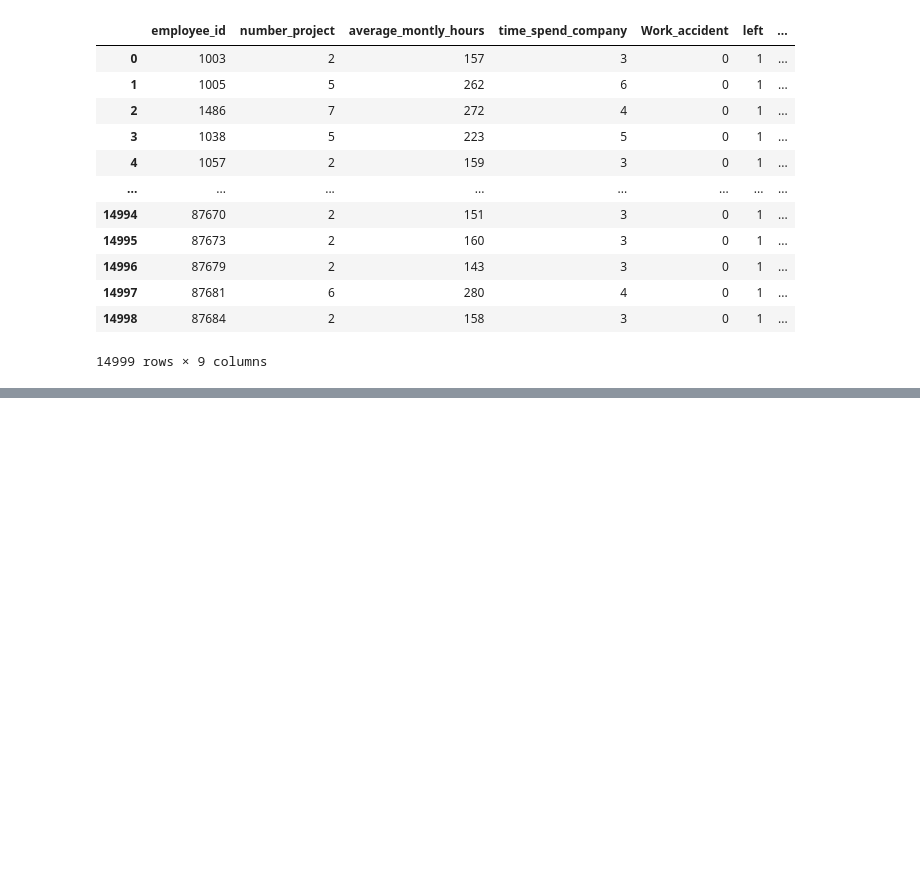
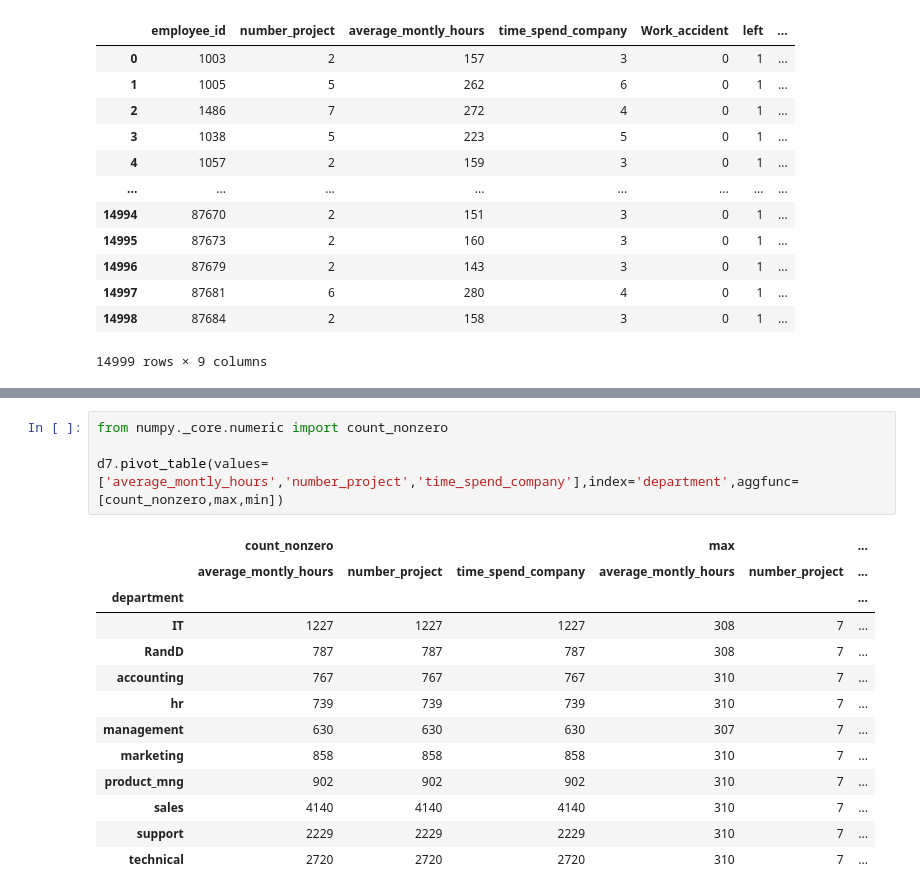
Before and after one commit to Yaminikanta/Python_Libraries, a Jupyter notebook: 02-Pandas/class_pandas.ipynb, the cells around one changed output, grey strips where cells are left out. Saved outputs shown, nothing was run; the diff lists cells and outputs as text; blank space fills up the shorter version.

```diff
--- a/02-Pandas/class_pandas.ipynb
+++ b/02-Pandas/class_pandas.ipynb
@@ -1426,0 +1474,18 @@ d7
+# %%
+from numpy._core.numeric import count_nonzero
+
+d7.pivot_table(values=['average_montly_hours','number_project','time_spend_company'],index='department',aggfunc=[count_nonzero,max,min])
+# %% [output]
+|  | count_nonzero |  |  | max |  | ... |
+|  | average_montly_hours | number_project | time_spend_company | average_montly_hours | number_project | ... |
+| department |  |  |  |  |  | ... |
+| IT | 1227 | 1227 | 1227 | 308 | 7 | ... |
+| RandD | 787 | 787 | 787 | 308 | 7 | ... |
+| accounting | 767 | 767 | 767 | 310 | 7 | ... |
+| hr | 739 | 739 | 739 | 310 | 7 | ... |
+| management | 630 | 630 | 630 | 307 | 7 | ... |
+| marketing | 858 | 858 | 858 | 310 | 7 | ... |
+| product_mng | 902 | 902 | 902 | 310 | 7 | ... |
+| sales | 4140 | 4140 | 4140 | 310 | 7 | ... |
+| support | 2229 | 2229 | 2229 | 310 | 7 | ... |
+| technical | 2720 | 2720 | 2720 | 310 | 7 | ... |
```
Also changed, not shown: parts of 3 cells of this notebook.
